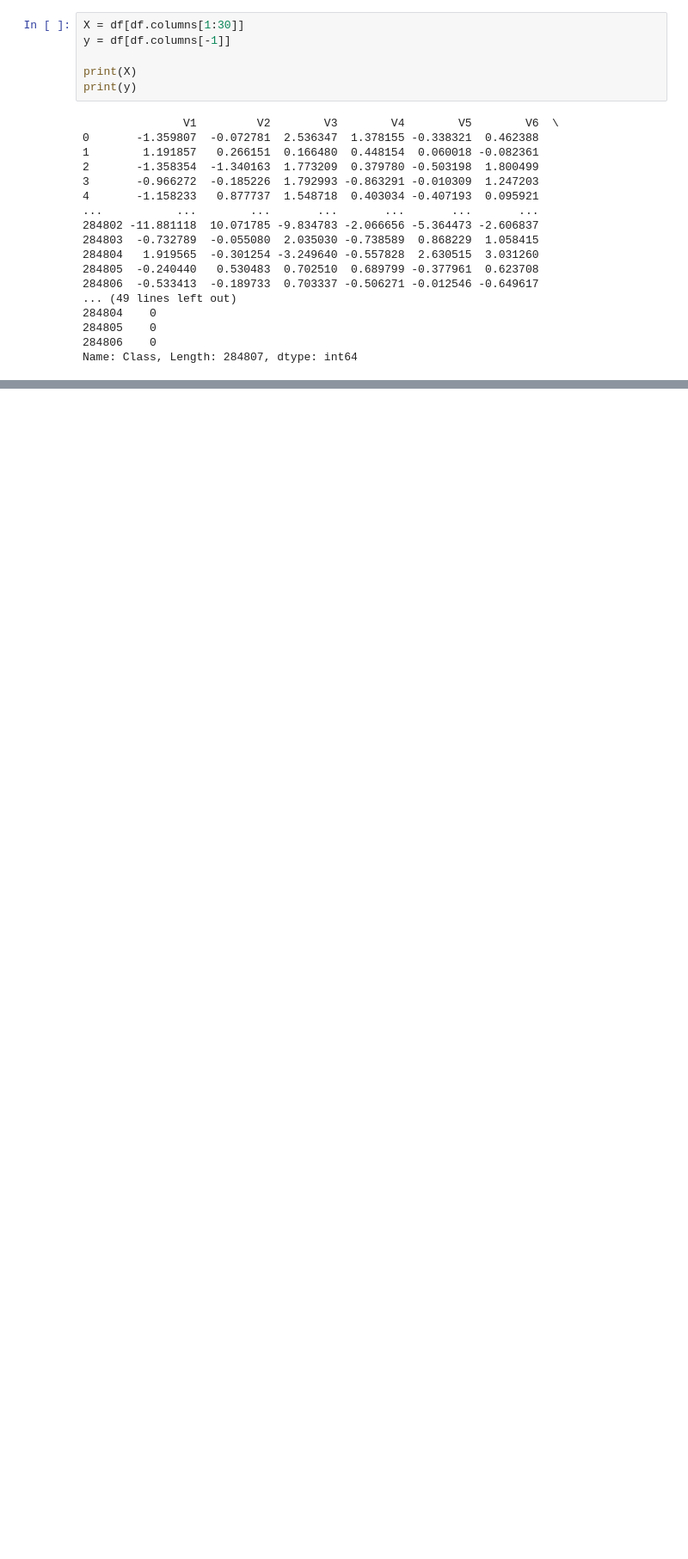
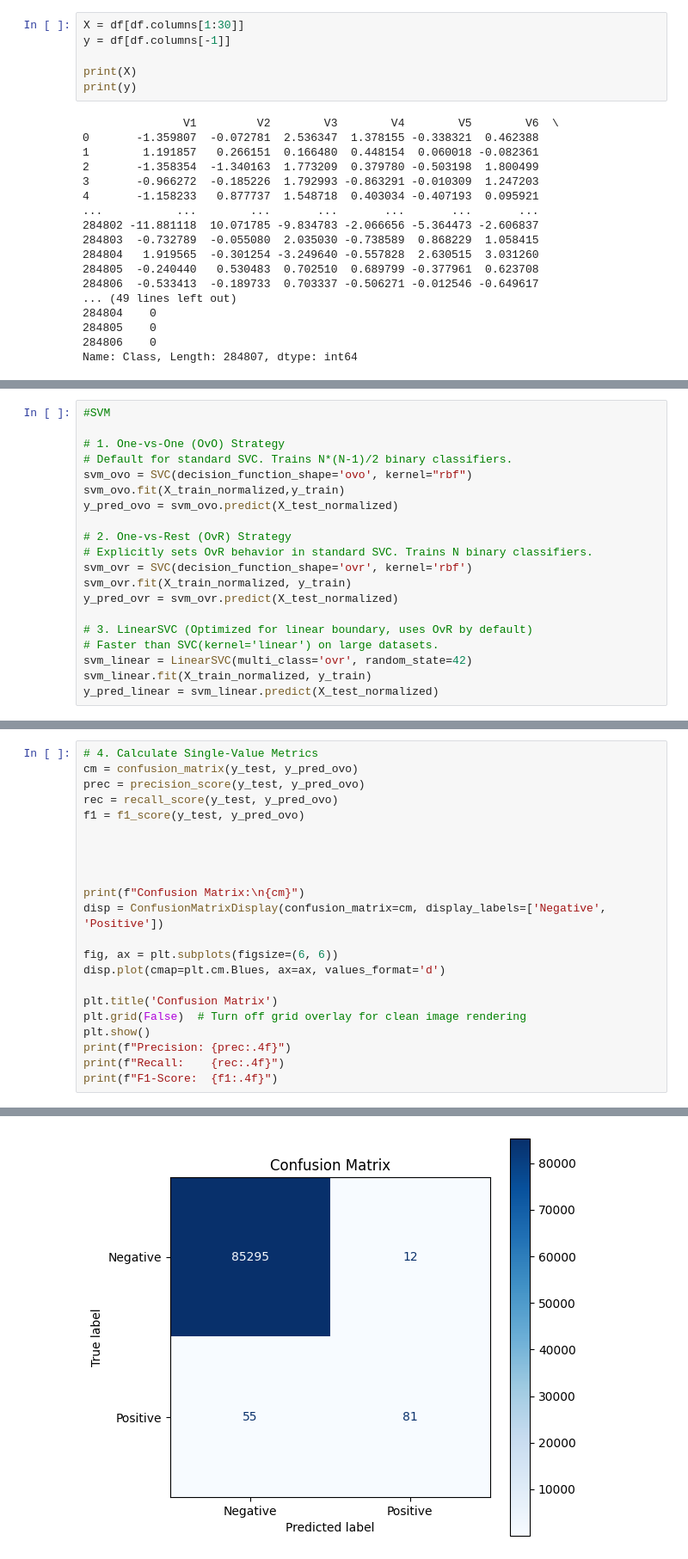
Before and after one commit to ArshadRatul/ML_Learning, a Jupyter notebook: Learning_New_ML.ipynb, the cells around one changed output, grey strips where cells are left out. Shown at 86% size. Saved outputs shown, nothing was run; the diff lists cells and outputs as text; blank space fills up the shorter version.

```diff
--- a/Learning_New_ML.ipynb
+++ b/Learning_New_ML.ipynb
@@ -111,0 +163,20 @@ X_train.head()
+# %%
+#SVM
+
+# 1. One-vs-One (OvO) Strategy
+# Default for standard SVC. Trains N*(N-1)/2 binary classifiers.
+svm_ovo = SVC(decision_function_shape='ovo', kernel="rbf")
+svm_ovo.fit(X_train_normalized,y_train)
+y_pred_ovo = svm_ovo.predict(X_test_normalized)
+
+# 2. One-vs-Rest (OvR) Strategy
+# Explicitly sets OvR behavior in standard SVC. Trains N binary classifiers.
+svm_ovr = SVC(decision_function_shape='ovr', kernel='rbf')
+svm_ovr.fit(X_train_normalized, y_train)
+y_pred_ovr = svm_ovr.predict(X_test_normalized)
+
+# 3. LinearSVC (Optimized for linear boundary, uses OvR by default)
+# Faster than SVC(kernel='linear') on large datasets.
+svm_linear = LinearSVC(multi_class='ovr', random_state=42)
+svm_linear.fit(X_train_normalized, y_train)
+y_pred_linear = svm_linear.predict(X_test_normalized)
@@ -111,0 +193,23 @@ X_train.head()
+# %%
+# 4. Calculate Single-Value Metrics
+cm = confusion_matrix(y_test, y_pred_ovo)
+prec = precision_score(y_test, y_pred_ovo)
+rec = recall_score(y_test, y_pred_ovo)
+f1 = f1_score(y_test, y_pred_ovo)
+
+
+
+
+print(f"Confusion Matrix:\n{cm}")
+disp = ConfusionMatrixDisplay(confusion_matrix=cm, display_labels=['Negative', 'Positive'])
+
+fig, ax = plt.subplots(figsize=(6, 6))
+disp.plot(cmap=plt.cm.Blues, ax=ax, values_format='d')
+
+plt.title('Confusion Matrix')
+plt.grid(False)  # Turn off grid overlay for clean image rendering
+plt.show()
+print(f"Precision: {prec:.4f}")
+print(f"Recall:    {rec:.4f}")
+print(f"F1-Score:  {f1:.4f}")
+# %% [output]
@@ -111,0 +219 @@ X_train.head()
+[figure, added]
```
Also changed, not shown: parts of 10 cells of this notebook.
